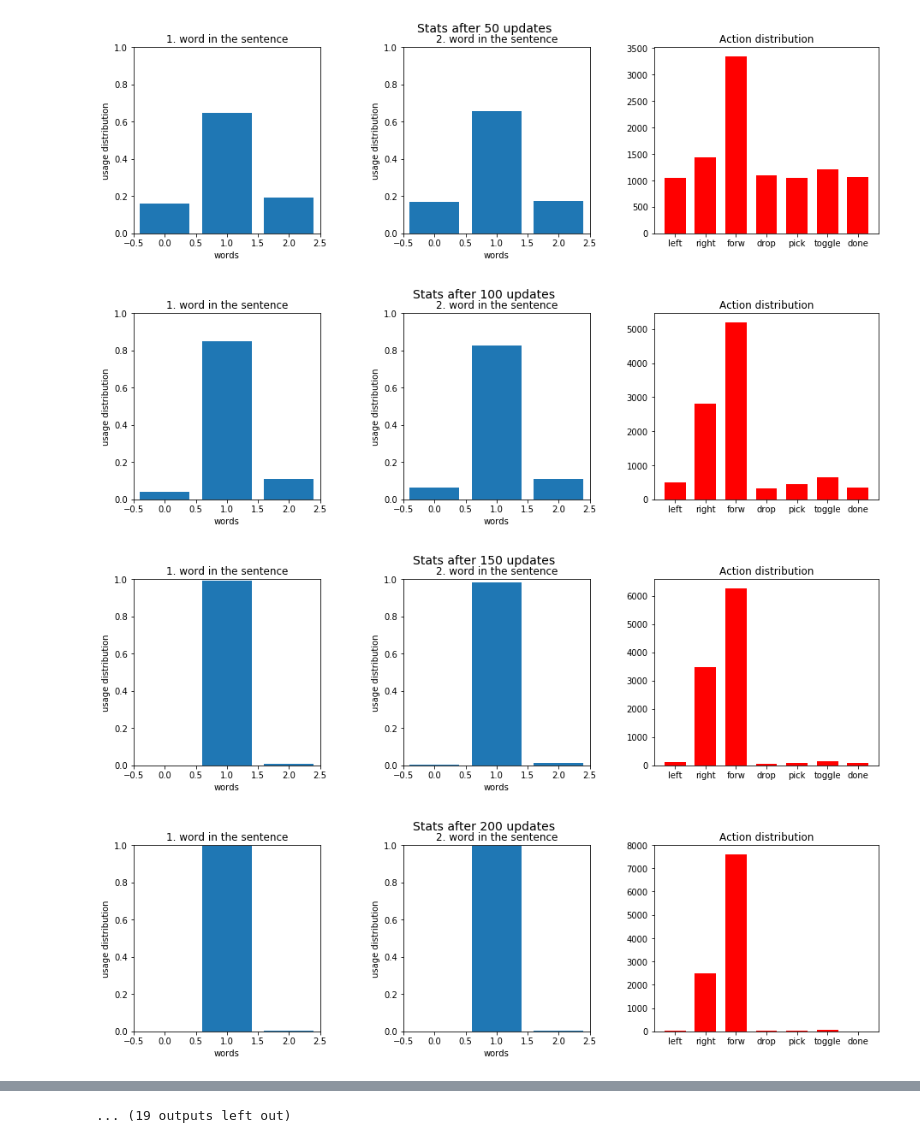
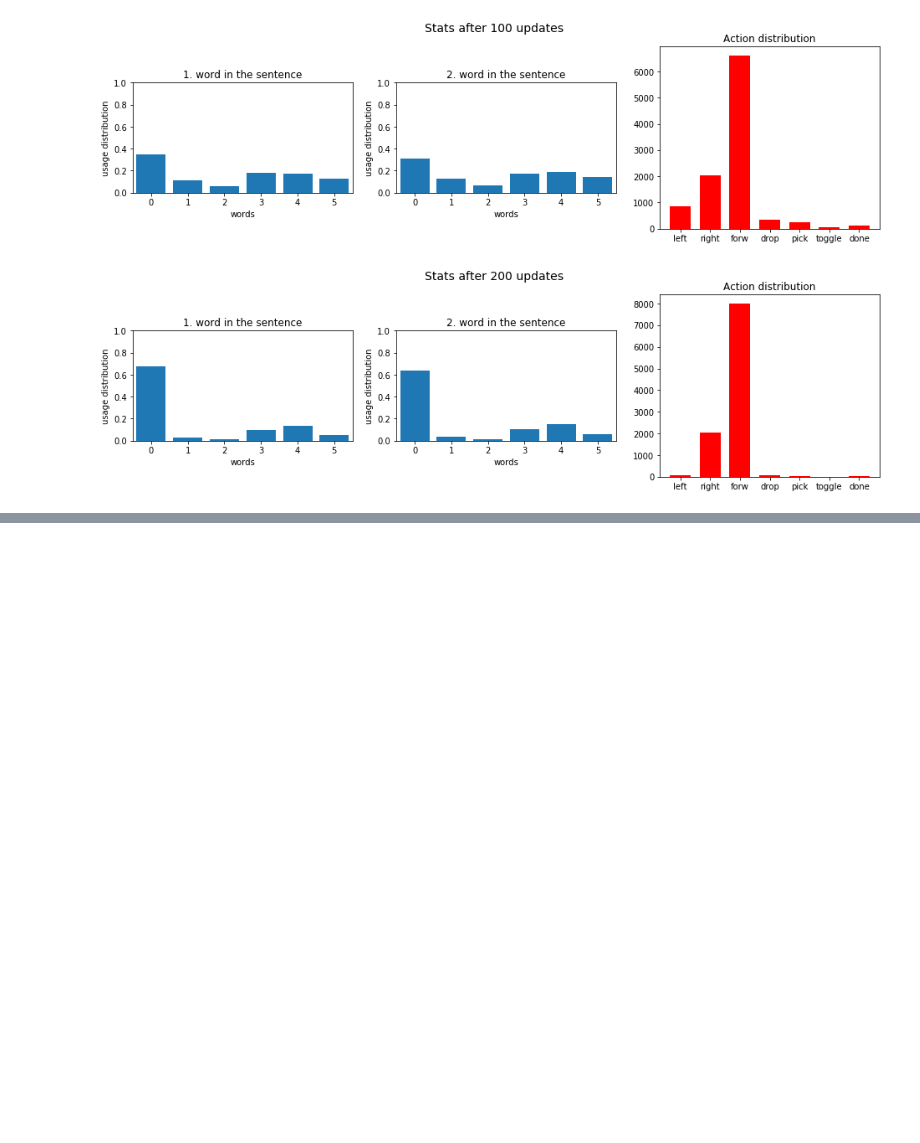
Before and after one commit to Bencee16/babyai, a Jupyter notebook: babyai/plot_stats.ipynb, the cells around one changed output, grey strips where cells are left out. Drawn from its saved outputs; the diff is of its cells as text; code cells hidden in the pictures; blank space fills up the shorter version.

```diff
--- a/babyai/plot_stats.ipynb
+++ b/babyai/plot_stats.ipynb
@@ -55,10 +55,8 @@ def plot_evolution(comms, acts):
         word_dists = word_stats(vocab)
         plot_stats(nr_updates, word_dists, vocab.shape[1], vocab.shape[2], acts[nr_updates])
 # %%
-a, c = load_stats("19-03-18-22-15-46_BabyAI-GoToObj-v0_1_2_3_egocentric_blind_0.5_False")
+a, c = load_stats("19-03-19-15-09-21_BabyAI-GoToObj-v0_1_2_6_egocentric_blind_0.5_False")
 plot_evolution(c, a)
 # %% [output]
-[figure, old version]
+[figure, new version]
-[figure, old version]
+[figure, new version]
-[figure, removed]
-[figure, removed]
@@ -73 +62,0 @@ plot_evolution(c, a)
-... (19 outputs left out)
```
Also changed, not shown: parts of 1 cell of this notebook, 3 other files.
